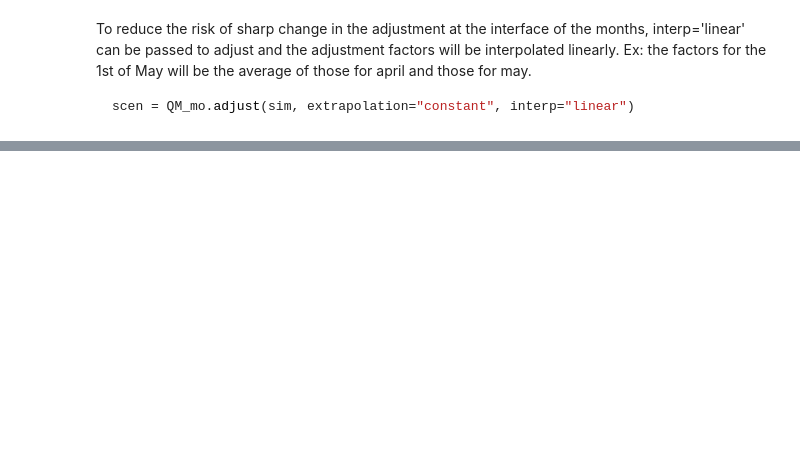
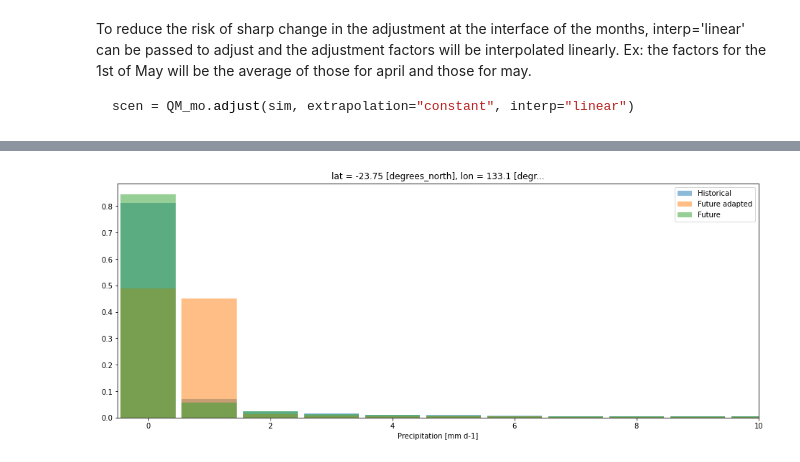
Before and after one commit to AusClimateService/qqscale, a Jupyter notebook: example_validation/rainfall_adjustment.ipynb, the cells around one changed output, grey strips where cells are left out. Cells and saved outputs as stored; diff of their text form; code cells hidden in the pictures; blank space fills up the shorter version.

```diff
--- a/example_validation/rainfall_adjustment.ipynb
+++ b/example_validation/rainfall_adjustment.ipynb
@@ -47,0 +211,4 @@ qm.ds = qm.ds.transpose('quantiles', 'month', 'lat', 'lon')
+# %%
+future_ad, pth, dP0 = sdba.processing.adapt_freq(
+    ds_hist['pr'], ds_future['pr'], thresh="0.5 mm d-1", group="time"
+)
@@ -47,0 +232,40 @@ qm.ds = qm.ds.transpose('quantiles', 'month', 'lat', 'lon')
+# %%
+fig, ax = plt.subplots(figsize=[16, 6])
+
+bins = np.arange(-0.5, 132, 1)
+
+hist_plot = ds_hist['pr'].sel(point_selection, method='nearest').plot.hist(
+    ax=ax,
+    bins=bins,
+    density=True,
+    rwidth=0.9,
+    alpha=0.5,
+    color='tab:blue',
+    label='Historical',
+)
+
+future_ad_plot = future_ad.sel(point_selection, method='nearest').plot.hist(
+    ax=ax,
+    bins=bins,
+    density=True,
+    rwidth=0.9,
+    alpha=0.5,
+    color='tab:orange',
+    label='Future adapted',
+)
+
+future_plot = ds_future['pr'].sel(point_selection, method='nearest').plot.hist(
+    ax=ax,
+    bins=bins,
+    density=True,
+    rwidth=0.9,
+    alpha=0.5,
+    color='tab:green',
+    label='Future',
+)
+
+plt.legend()
+ax.set_xlim(-0.5, 10)
+plt.show()
+# %% [output]
+[figure, added]
```
Also changed, not shown: parts of 23 cells of this notebook, 1 other file.
